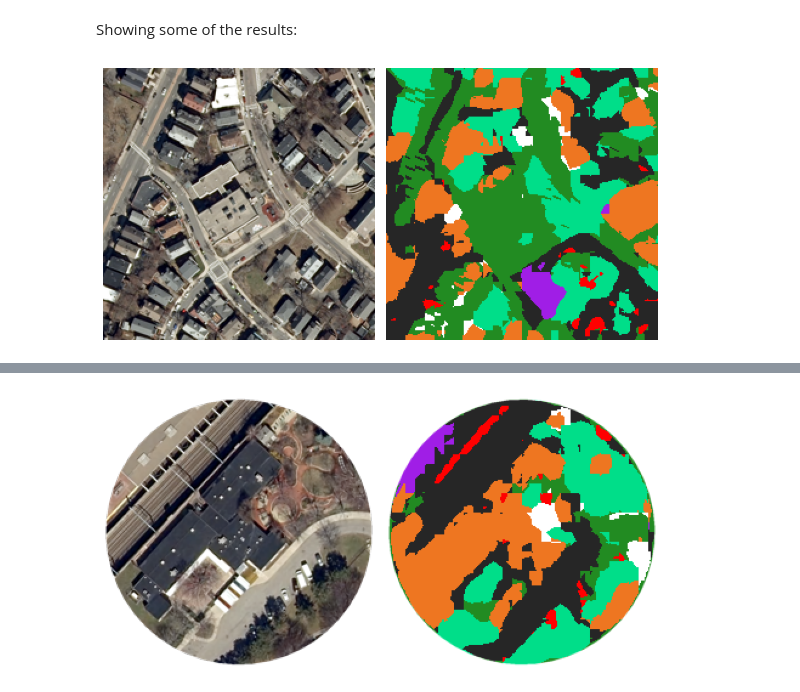
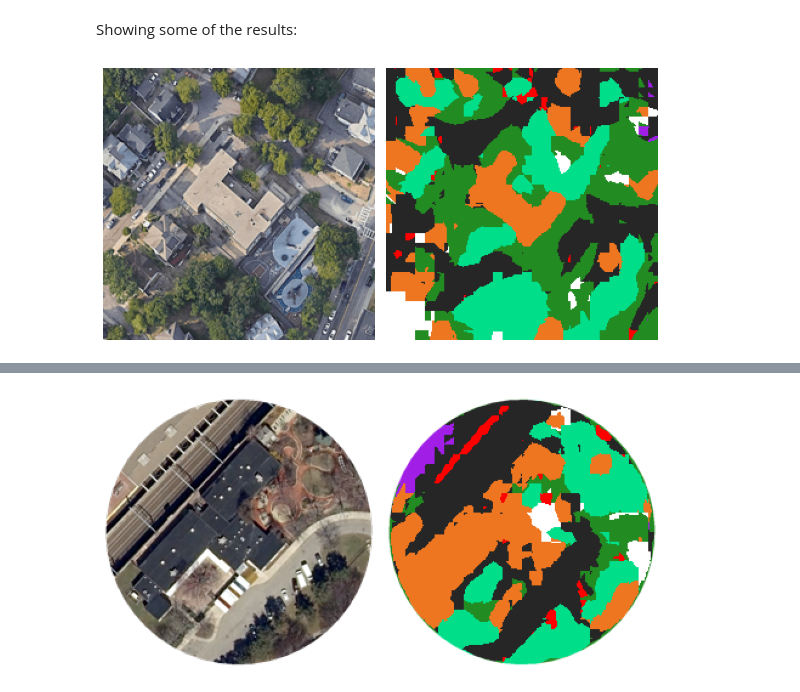
Before and after one commit to davidchd/SegForestNet, a Jupyter notebook: greenspace-deploy-50m.ipynb, the cells around one changed output, grey strips where cells are left out. Cells and saved outputs as stored; diff of their text form; code cells hidden in the pictures.

```diff
--- a/greenspace-deploy-50m.ipynb
+++ b/greenspace-deploy-50m.ipynb
@@ -42,7 +40,8 @@ def displayResult(filename, filepath="./tmp/Greenspace/result/"):
     axs[1].set_axis_off()
     fig.tight_layout()
     plt.show()
-# %%
-displayResult('Boston_Teachers_Union_K8_.png')
-# %% [output]
-[figure, removed]
+# %%
+# model 018
+displayResult('Higginson.png')
+# %% [output]
+[figure, added]
```
Also changed, not shown: parts of 4 cells of this notebook, 6 other files.
